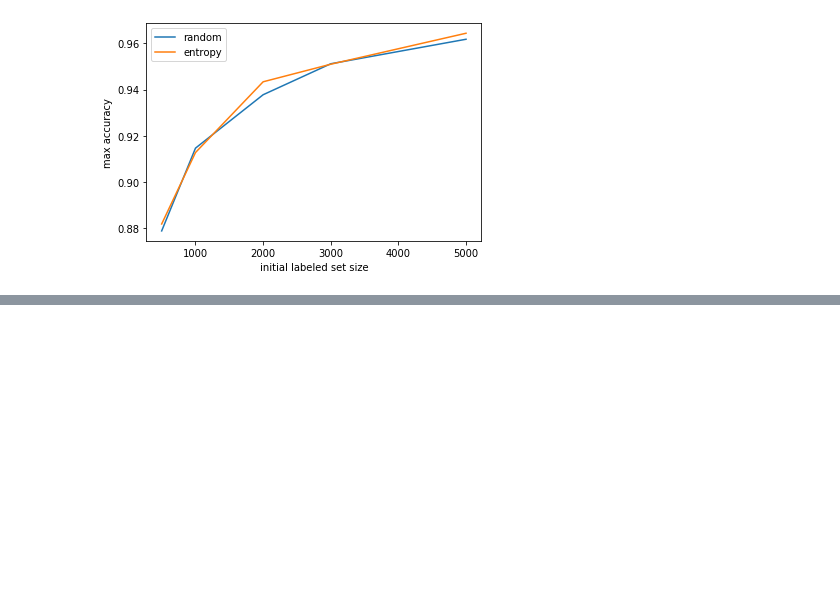
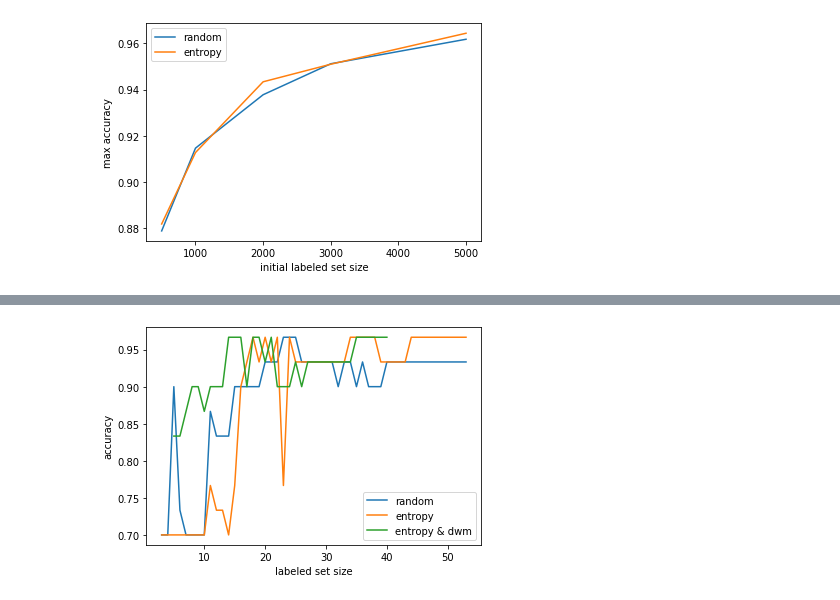
Before and after one commit to nibydlo/Thesis, a Jupyter notebook: first_impl/UncertaintyAL.ipynb, the cells around one changed output, grey strips where cells are left out. Saved outputs shown, nothing was run; the diff lists cells and outputs as text; code cells hidden in the pictures; blank space fills up the shorter version.

```diff
--- a/first_impl/UncertaintyAL.ipynb
+++ b/first_impl/UncertaintyAL.ipynb
@@ -241,0 +458,26 @@ plt.show()
+# %%
+entropy_dwm_iris = run_DWM(query_entropy_dwm, create_rbf_svc_model, reshape_svc, score_svc,
+                    x_train_iris.to_numpy(),
+                    y_train_iris.to_numpy(),
+                    x_test_iris.to_numpy(),
+                    y_test_iris.to_numpy(),
+                    5, 1, 35)
+# %%
+xs_random = [e[0] for e in random_iris]
+ys_random = [e[1] for e in random_iris]
+plt.plot(xs_random, ys_random, label='random')
+
+xs_entropy = [e[0] for e in entropy_iris]
+ys_entropy = [e[1] for e in entropy_iris]
+plt.plot(xs_entropy, ys_entropy, label='entropy')
+
+xs_entropy_dwm = [e[0] for e in entropy_dwm_iris]
+ys_entropy_dwm = [e[1] for e in entropy_dwm_iris]
+plt.plot(xs_entropy_dwm, ys_entropy_dwm, label='entropy & dwm')
+
+plt.xlabel('labeled set size')
+plt.ylabel('accuracy')
+plt.legend()
+plt.show()
+# %% [output]
+[figure, added]
```
Also changed, not shown: parts of 18 cells of this notebook.
